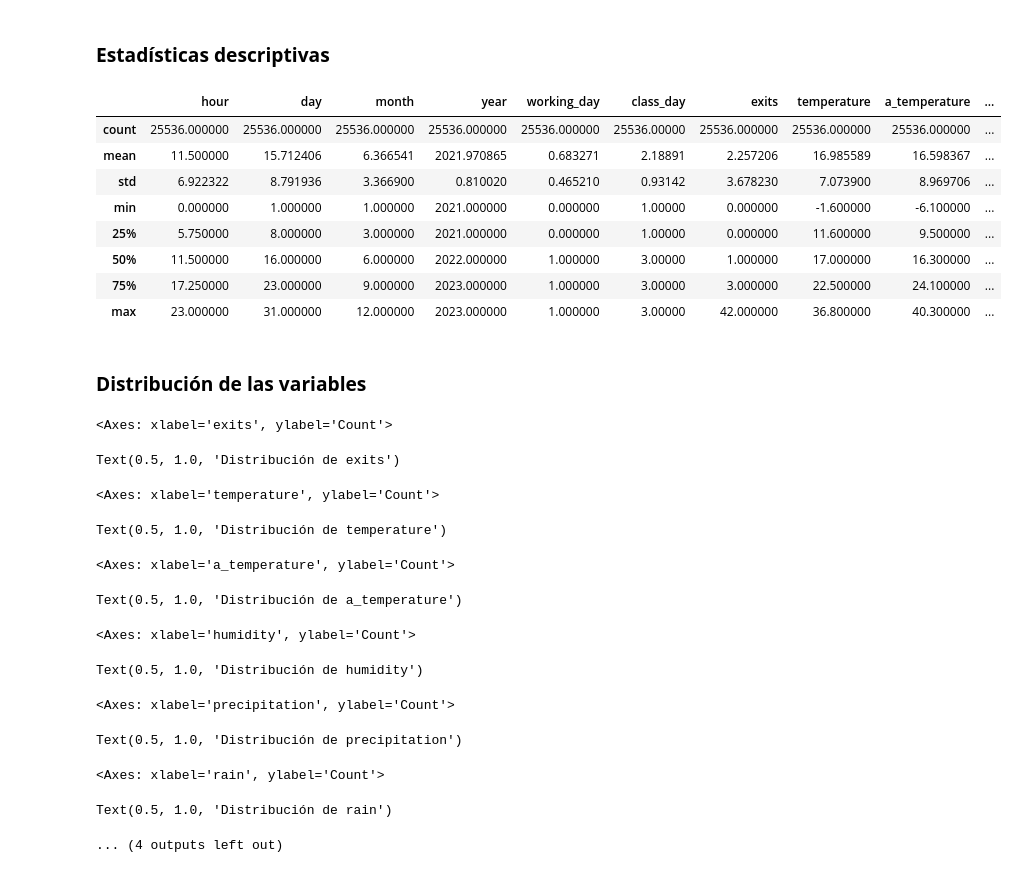
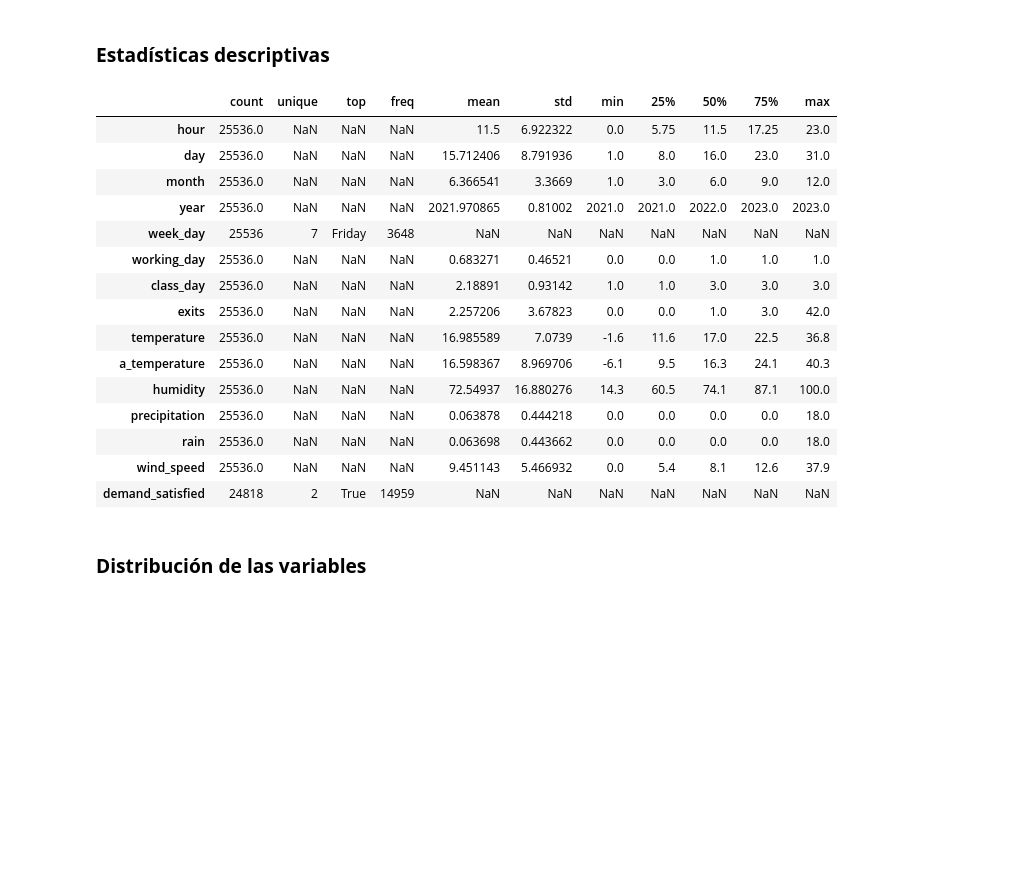
Before and after one commit to nicollorens12/BicingEstimator, a Jupyter notebook: notebook.ipynb, the cells around one changed output. Cells and saved outputs as stored; diff of their text form; code cells hidden in the pictures; blank space fills up the shorter version.

```diff
--- a/notebook.ipynb
+++ b/notebook.ipynb
@@ -48,56 +48,23 @@ data.sample(5)
 # %% [markdown]
 ### **Estadísticas descriptivas**
 # %%
-data.describe()
+data.describe(include='all').T
 # %% [output]
-|  | hour | day | month | year | working_day | class_day | exits | temperature | a_temperature | ... |
-| count | 25536.000000 | 25536.000000 | 25536.000000 | 25536.000000 | 25536.000000 | 25536.00000 | 25536.000000 | 25536.000000 | 25536.000000 | ... |
-| mean | 11.500000 | 15.712406 | 6.366541 | 2021.970865 | 0.683271 | 2.18891 | 2.257206 | 16.985589 | 16.598367 | ... |
-| std | 6.922322 | 8.791936 | 3.366900 | 0.810020 | 0.465210 | 0.93142 | 3.678230 | 7.073900 | 8.969706 | ... |
-| min | 0.000000 | 1.000000 | 1.000000 | 2021.000000 | 0.000000 | 1.00000 | 0.000000 | -1.600000 | -6.100000 | ... |
-| 25% | 5.750000 | 8.000000 | 3.000000 | 2021.000000 | 0.000000 | 1.00000 | 0.000000 | 11.600000 | 9.500000 | ... |
-| 50% | 11.500000 | 16.000000 | 6.000000 | 2022.000000 | 1.000000 | 3.00000 | 1.000000 | 17.000000 | 16.300000 | ... |
-| 75% | 17.250000 | 23.000000 | 9.000000 | 2023.000000 | 1.000000 | 3.00000 | 3.000000 | 22.500000 | 24.100000 | ... |
-| max | 23.000000 | 31.000000 | 12.000000 | 2023.000000 | 1.000000 | 3.00000 | 42.000000 | 36.800000 | 40.300000 | ... |
+|  | count | unique | top | freq | mean | std | min | 25% | 50% | 75% | max |
+| hour | 25536.0 | NaN | NaN | NaN | 11.5 | 6.922322 | 0.0 | 5.75 | 11.5 | 17.25 | 23.0 |
+| day | 25536.0 | NaN | NaN | NaN | 15.712406 | 8.791936 | 1.0 | 8.0 | 16.0 | 23.0 | 31.0 |
+| month | 25536.0 | NaN | NaN | NaN | 6.366541 | 3.3669 | 1.0 | 3.0 | 6.0 | 9.0 | 12.0 |
+| year | 25536.0 | NaN | NaN | NaN | 2021.970865 | 0.81002 | 2021.0 | 2021.0 | 2022.0 | 2023.0 | 2023.0 |
+| week_day | 25536 | 7 | Friday | 3648 | NaN | NaN | NaN | NaN | NaN | NaN | NaN |
+| working_day | 25536.0 | NaN | NaN | NaN | 0.683271 | 0.46521 | 0.0 | 0.0 | 1.0 | 1.0 | 1.0 |
+| class_day | 25536.0 | NaN | NaN | NaN | 2.18891 | 0.93142 | 1.0 | 1.0 | 3.0 | 3.0 | 3.0 |
+| exits | 25536.0 | NaN | NaN | NaN | 2.257206 | 3.67823 | 0.0 | 0.0 | 1.0 | 3.0 | 42.0 |
+| temperature | 25536.0 | NaN | NaN | NaN | 16.985589 | 7.0739 | -1.6 | 11.6 | 17.0 | 22.5 | 36.8 |
+| a_temperature | 25536.0 | NaN | NaN | NaN | 16.598367 | 8.969706 | -6.1 | 9.5 | 16.3 | 24.1 | 40.3 |
+| humidity | 25536.0 | NaN | NaN | NaN | 72.54937 | 16.880276 | 14.3 | 60.5 | 74.1 | 87.1 | 100.0 |
+| precipitation | 25536.0 | NaN | NaN | NaN | 0.063878 | 0.444218 | 0.0 | 0.0 | 0.0 | 0.0 | 18.0 |
+| rain | 25536.0 | NaN | NaN | NaN | 0.063698 | 0.443662 | 0.0 | 0.0 | 0.0 | 0.0 | 18.0 |
+| wind_speed | 25536.0 | NaN | NaN | NaN | 9.451143 | 5.466932 | 0.0 | 5.4 | 8.1 | 12.6 | 37.9 |
+| demand_satisfied | 24818 | 2 | True | 14959 | NaN | NaN | NaN | NaN | NaN | NaN | NaN |
 # %% [markdown]
 ### **Distribución de las variables**
-# %%
-# Definir las variables numéricas y categóricas
-num_vars = ['exits', 'temperature', 'a_temperature', 'humidity', 'precipitation', 'rain', 'wind_speed']
-cat_vars = ['working_day', 'class_day', 'demand_satisfied']
-
-# Crear histogramas para las variables numéricas
-fig, axes = plt.subplots(len(num_vars), 1, figsize=(10, 30))
-for i, var in enumerate(num_vars):
-    sns.histplot(data[var], kde=True, ax=axes[i])
-    axes[i].set_title(f'Distribución de {var}')
-plt.tight_layout()
-hist_path = '/mnt/data/histograms.png'
-plt.savefig(hist_path)
-plt.close()
-
-# Crear gráficos de barras para las variables categóricas
-fig, axes = plt.subplots(len(cat_vars), 1, figsize=(10, 15))
-for i, var in enumerate(cat_vars):
-    sns.countplot(x=data[var], ax=axes[i])
-    axes[i].set_title(f'Conteo de {var}')
-plt.tight_layout()
-bar_path = '/mnt/data/bar_charts.png'
-plt.savefig(bar_path)
-plt.close()
-
-hist_path, bar_path
-# %% [output]
-<Axes: xlabel='exits', ylabel='Count'>
-Text(0.5, 1.0, 'Distribución de exits')
-<Axes: xlabel='temperature', ylabel='Count'>
-Text(0.5, 1.0, 'Distribución de temperature')
-<Axes: xlabel='a_temperature', ylabel='Count'>
-Text(0.5, 1.0, 'Distribución de a_temperature')
-<Axes: xlabel='humidity', ylabel='Count'>
-Text(0.5, 1.0, 'Distribución de humidity')
-<Axes: xlabel='precipitation', ylabel='Count'>
-Text(0.5, 1.0, 'Distribución de precipitation')
-<Axes: xlabel='rain', ylabel='Count'>
-Text(0.5, 1.0, 'Distribución de rain')
-... (4 outputs left out)
```
Also changed, not shown: parts of 6 cells of this notebook, 2 other files.
